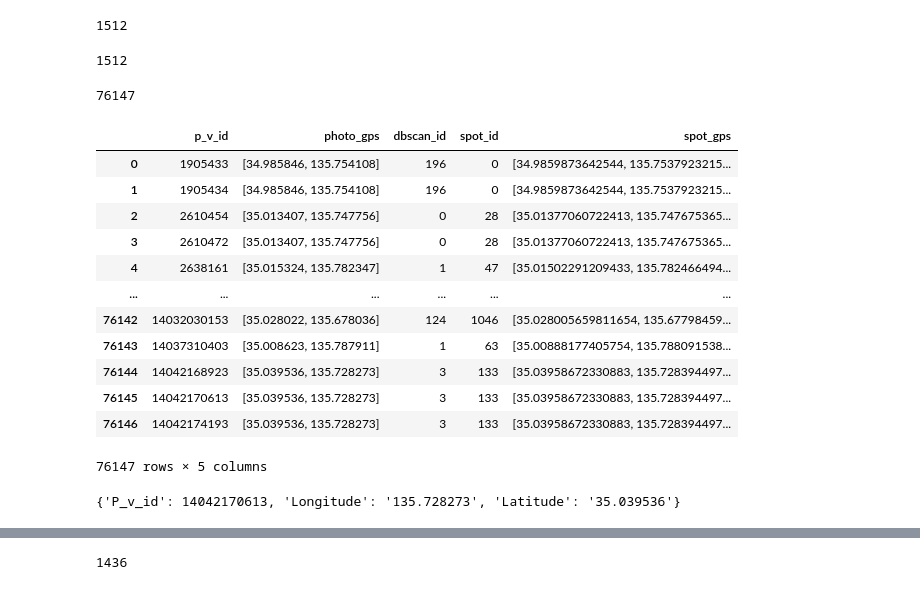
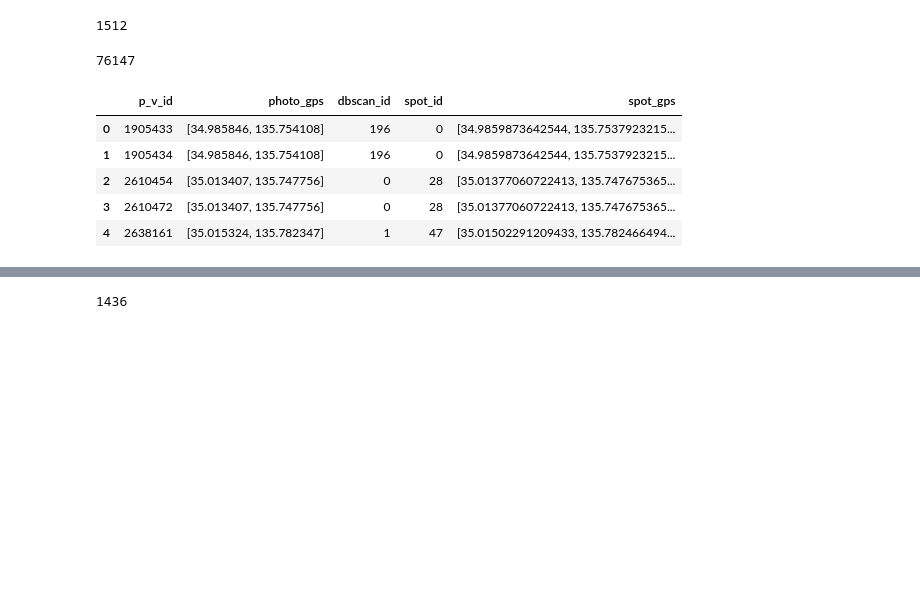
Before and after one commit to singreen/POI_Discovery, a Jupyter notebook: POI_discovery.ipynb, the cells around one changed output, grey strips where cells are left out. Saved outputs shown, nothing was run; the diff lists cells and outputs as text; code cells hidden in the pictures; blank space fills up the shorter version.

```diff
--- a/POI_discovery.ipynb
+++ b/POI_discovery.ipynb
@@ -545,48 +461,31 @@ for s in gps_spotcenter_dict:
 len(spot_id_mapping)
 # %% [output]
 1512
-# %%
-print(sid)
-# %% [output]
-1512
 # %%
 columns = ['p_v_id', 'photo_gps', 'dbscan_id', 'spot_id', 'spot_gps' ]
 df_data = []
 for p in raw_data:
     temp = []
     key = tuple([float(p['Latitude']), float(p['Longitude'])])
 
     if key in gps_spotcenter_dict:
         temp.append(p['P_v_id'])
         temp.append(list(key))
         temp.append(gps_dbscancenter_dict[key])
         temp.append(spot_id_mapping[tuple(gps_spotcenter_dict[key])])
         temp.append(gps_spotcenter_dict[key])
         df_data.append(temp)
 print(len(df_data))
 
 spot_df = pd.DataFrame(data=df_data, columns=columns)
-spot_df
+spot_df.head()
 # %% [output]
 76147
 |  | p_v_id | photo_gps | dbscan_id | spot_id | spot_gps |
 | 0 | 1905433 | [34.985846, 135.754108] | 196 | 0 | [34.9859873642544, 135.7537923215... |
 | 1 | 1905434 | [34.985846, 135.754108] | 196 | 0 | [34.9859873642544, 135.7537923215... |
 | 2 | 2610454 | [35.013407, 135.747756] | 0 | 28 | [35.01377060722413, 135.747675365... |
 | 3 | 2610472 | [35.013407, 135.747756] | 0 | 28 | [35.01377060722413, 135.747675365... |
 | 4 | 2638161 | [35.015324, 135.782347] | 1 | 47 | [35.01502291209433, 135.782466494... |
-| ... | ... | ... | ... | ... | ... |
-| 76142 | 14032030153 | [35.028022, 135.678036] | 124 | 1046 | [35.028005659811654, 135.67798459... |
-| 76143 | 14037310403 | [35.008623, 135.787911] | 1 | 63 | [35.00888177405754, 135.788091538... |
-| 76144 | 14042168923 | [35.039536, 135.728273] | 3 | 133 | [35.03958672330883, 135.728394497... |
-| 76145 | 14042170613 | [35.039536, 135.728273] | 3 | 133 | [35.03958672330883, 135.728394497... |
-| 76146 | 14042174193 | [35.039536, 135.728273] | 3 | 133 | [35.03958672330883, 135.728394497... |
-76147 rows × 5 columns
 # %%
 spot_df.to_csv('output/Photo_to_spot.csv')
-# %%
-for p in raw_data:
-    if p['P_v_id'] == 14042170613:
-        print(p)
-# %% [output]
-{'P_v_id': 14042170613, 'Longitude': '135.728273', 'Latitude': '35.039536'}
```
Also changed, not shown: parts of 10 cells of this notebook, 1 other file.
